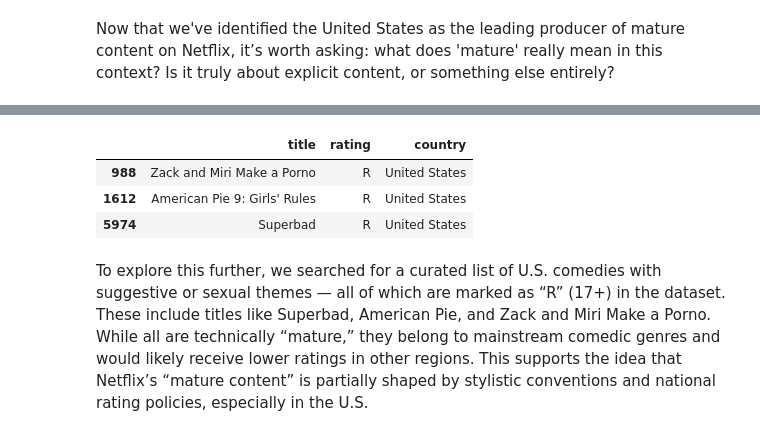
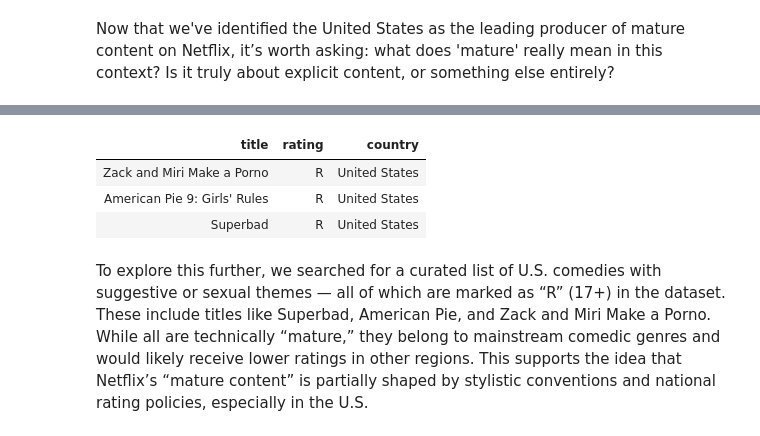
Before and after one commit to Elias-Martinelli/DVIZ_Final-Project_Netflix, a Jupyter notebook: notebooks/MainStory_2EDIT.ipynb, the cells around one changed output, grey strips where cells are left out. Saved outputs shown, nothing was run; the diff lists cells and outputs as text; code cells hidden in the pictures.

Commit message:
fix df-table to html with no-index quarto rendering

```diff
--- a/notebooks/MainStory_2EDIT.ipynb
+++ b/notebooks/MainStory_2EDIT.ipynb
@@ -481,31 +503,34 @@ This pattern may contribute to the perception of a paradox between restrictive c
 # %%
 candidate_titles = [ #friendly provided by ChatGPT for this purpose
     "superbad",
     "40-year-old virgin",
     "40 year old virgin",
     "american pie",
     "wedding crashers",
     "knocked up",
     "hall pass",
     "forgetting sarah marshall",
     "zack and miri",
     "american wedding",
     "american pie 2"
 ]
 
 pattern = "|".join(candidate_titles)
 
 df_candidates = df_netflix[
     df_netflix['title']
     .str.lower()
     .str.contains(pattern, regex=True, na=False)
 ]
-df_candidates[['title','rating','country']]
+
+# HTML ohne Index ausgeben
+from IPython.display import display, HTML
+display(HTML(df_candidates[['title','rating','country']].to_html(index=False)))
 # %% [output]
-|  | title | rating | country |
-| 988 | Zack and Miri Make a Porno | R | United States |
-| 1612 | American Pie 9: Girls' Rules | R | United States |
-| 5974 | Superbad | R | United States |
+| title | rating | country |
+| Zack and Miri Make a Porno | R | United States |
+| American Pie 9: Girls' Rules | R | United States |
+| Superbad | R | United States |
 # %% [markdown]
 To explore this further, we searched for a curated list of U.S. comedies with suggestive or sexual themes — all of which are marked as “R” (17+) in the dataset. These include titles like Superbad, American Pie, and Zack and Miri Make a Porno.
 While all are technically “mature,” they belong to mainstream comedic genres and would likely receive lower ratings in other regions. This supports the idea that Netflix’s “mature content” is partially shaped by stylistic conventions and national rating policies, especially in the U.S.
```
Also changed, not shown: parts of 10 cells of this notebook.
